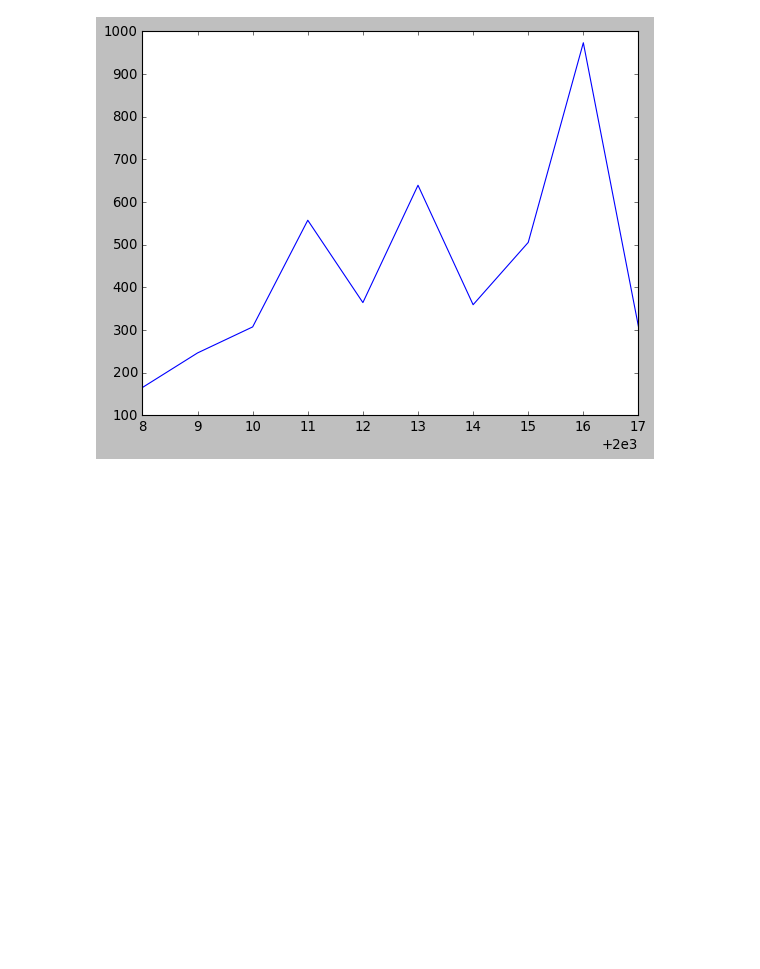
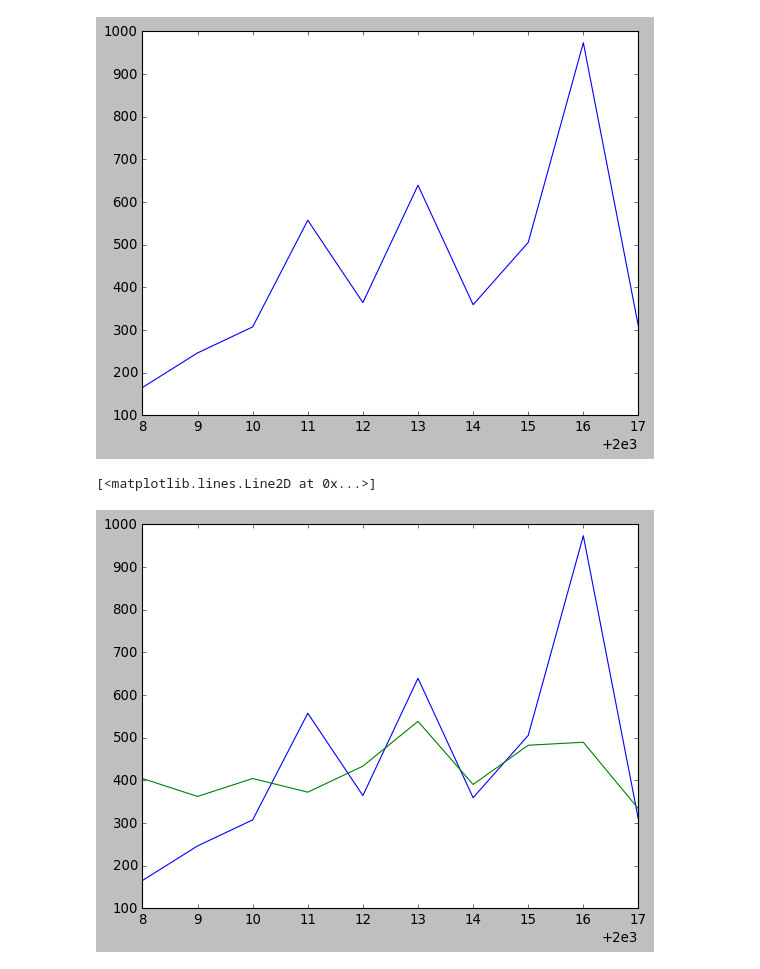
Before and after one commit to kirtic921/Matplotlib, a Jupyter notebook: plt1.ipynb, the cells around one changed output. Saved outputs shown, nothing was run; the diff lists cells and outputs as text; code cells hidden in the pictures; blank space fills up the shorter version.

Commit message:
plotting multiple slots

```diff
--- a/plt1.ipynb
+++ b/plt1.ipynb
@@ -35,3 +35,9 @@ plt.plot(batsman['index'], batsman['V Kohli'])
 [figure]
 # %%
 # plotting multiple plots
+
+plt.plot(batsman['index'],batsman['V Kohli'])
+plt.plot(batsman['index'], batsman['RG Sharma'])
+# %% [output]
+[<matplotlib.lines.Line2D at 0x...>]
+[figure, added]
```
